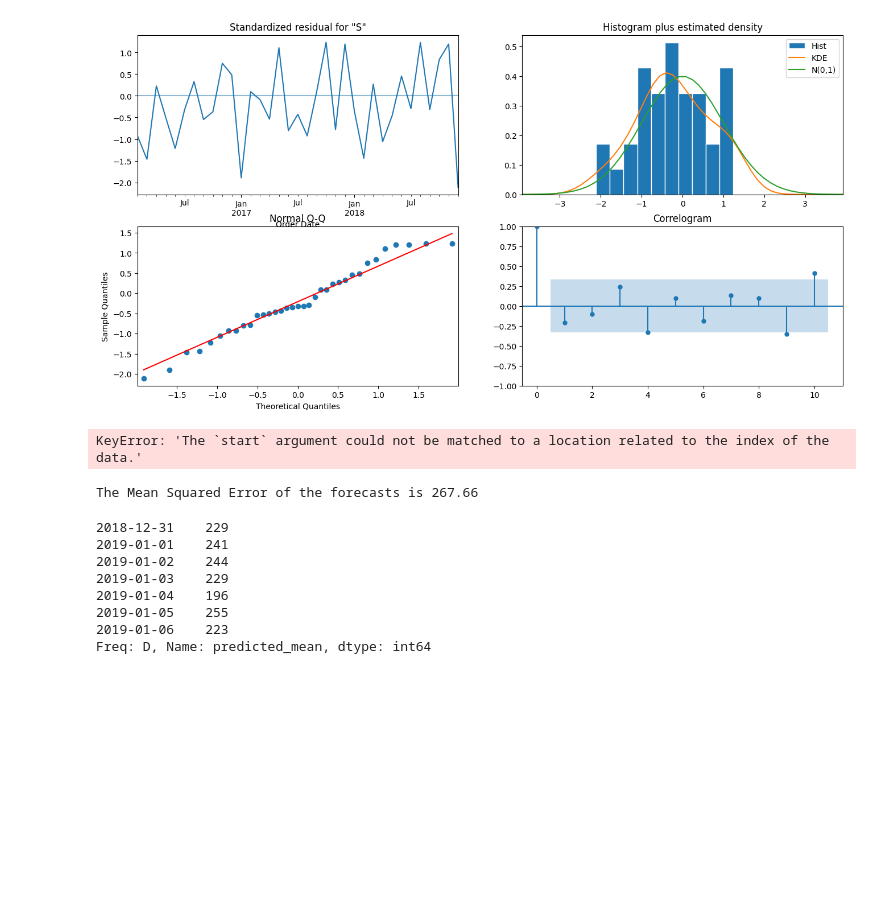
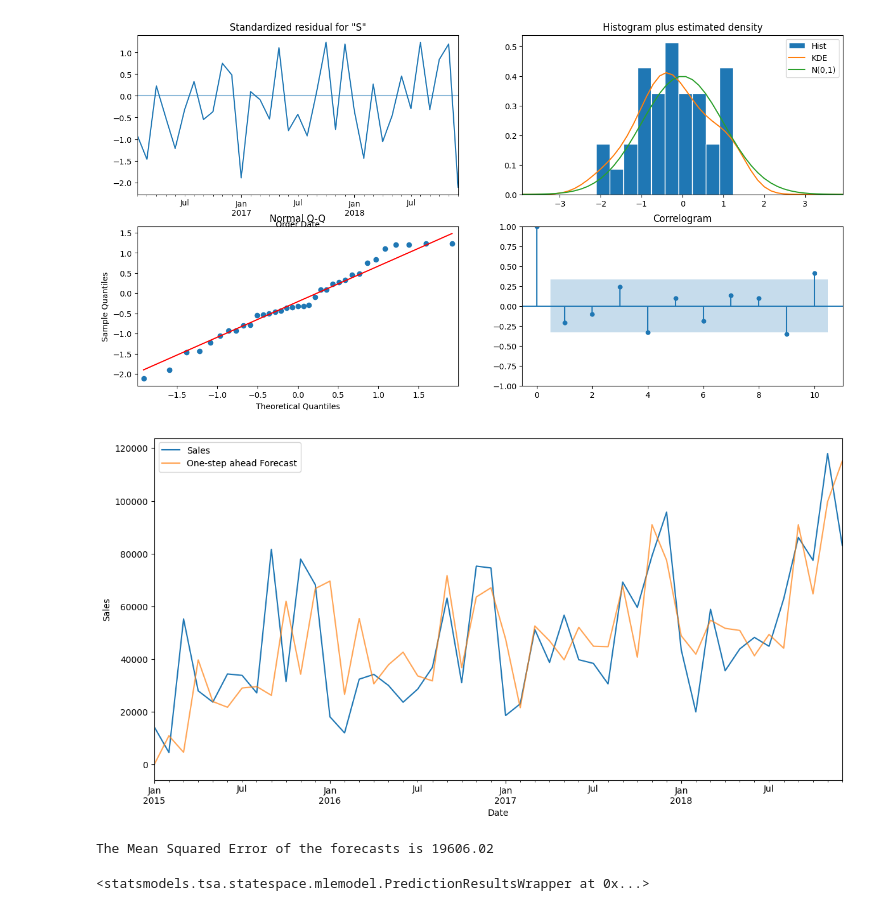
Before and after one commit to thanhnhatt29/finalPrj, a Jupyter notebook: test month.ipynb, the cells around one changed output. Saved outputs shown, nothing was run; the diff lists cells and outputs as text; code cells hidden in the pictures; blank space fills up the shorter version.

```diff
--- a/test month.ipynb
+++ b/test month.ipynb
@@ -418,19 +414,19 @@ plt.show()
 # %% [output]
 [figure]
 # %%
-pred = results.get_prediction(start=pd.to_datetime('2015-01-03'), dynamic=False) # variable to display plot for predicted values
+pred = results.get_prediction(start=pd.to_datetime('2015-01-01'), dynamic=False) # variable to display plot for predicted values
 # pred_val = pred.conf_int()
 ax = new_data.plot(label='observed') # displays plot for original values
 pred.predicted_mean.plot(ax=ax, label='One-step ahead Forecast', alpha=.7, figsize=(14, 7)) # displays plot for predicted values
 # ax.fill_between(pred_val.index,
 #                 pred_val.iloc[:, 0],
 #                 pred_val.iloc[:, 1], color='k', alpha=.2)
 ax.set_xlabel('Date')
 ax.set_ylabel('Sales')
 plt.legend()
 plt.show()
 # %% [output]
-KeyError: 'The `start` argument could not be matched to a location related to the index of the data.'
+[figure, added]
 # %%
 y_forecasted = pred.predicted_mean
 y_truth = new_data['Sales']
@@ -442,7 +438,7 @@ mse = mean_squared_error(y_forecasted, y_truth)
 rmse = sqrt(mse)
 print('The Mean Squared Error of the forecasts is {}'.format(round(rmse, 2))) # displays the root mean squared error of the forecast with rounding it up to 2 decimals
 # %% [output]
-The Mean Squared Error of the forecasts is 267.66
+The Mean Squared Error of the forecasts is 19606.02
 # %%
 # mod = sm.tsa.statespace.SARIMAX(new_data,
 #                                 order=(1, 1, 1),
@@ -451,17 +447,22 @@ The Mean Squared Error of the forecasts is 267.66
 #                                 enforce_invertibility=False) #model defintion
 # results = mod.fit() #model fitting
 
-forecast = results.forecast(steps=7) # making a forecast of 7 days later of the last date in the 'Order Date' column
-print(forecast.astype('int')) #displays the sales forecast as type integer
+# forecast = results.forecast(steps=7) # making a forecast of 7 days later of the last date in the 'Order Date' column
+# print(forecast.astype('int')) #displays the sales forecast as type integer
+
+pred_uc = results.get_forecast(steps=12) #dự đoán tương lai, mỗi step là một tháng
+pred_ci = pred_uc.conf_int() # khoảng tin cậy
+ax = new_data.plot(label='Observed', figsize=(20,6)) #plot xanh
+pred_uc.predicted_mean.plot(ax=ax, label='Forecast') #plot cam
+ax.fill_between(pred_ci.index,
+                pred_ci.iloc[:, 0],
+                pred_ci.iloc[:, 1], color='g', alpha=.35)
+ax.set_xlabel('Date')
+ax.set_ylabel('Furniture Sales')
+plt.legend()
+plt.show()
 # %% [output]
-2018-12-31    229
-2019-01-01    241
-2019-01-02    244
-2019-01-03    229
-2019-01-04    196
-2019-01-05    255
-2019-01-06    223
-Freq: D, Name: predicted_mean, dtype: int64
+<statsmodels.tsa.statespace.mlemodel.PredictionResultsWrapper at 0x...>
 # %%
 forecast = forecast.astype('int') #saving the sales values as type integer
 forecast_df = forecast.to_frame() # forecast is in Series form, converting it to DataFrame
```
Also changed, not shown: parts of 9 cells of this notebook, 24 other files.
